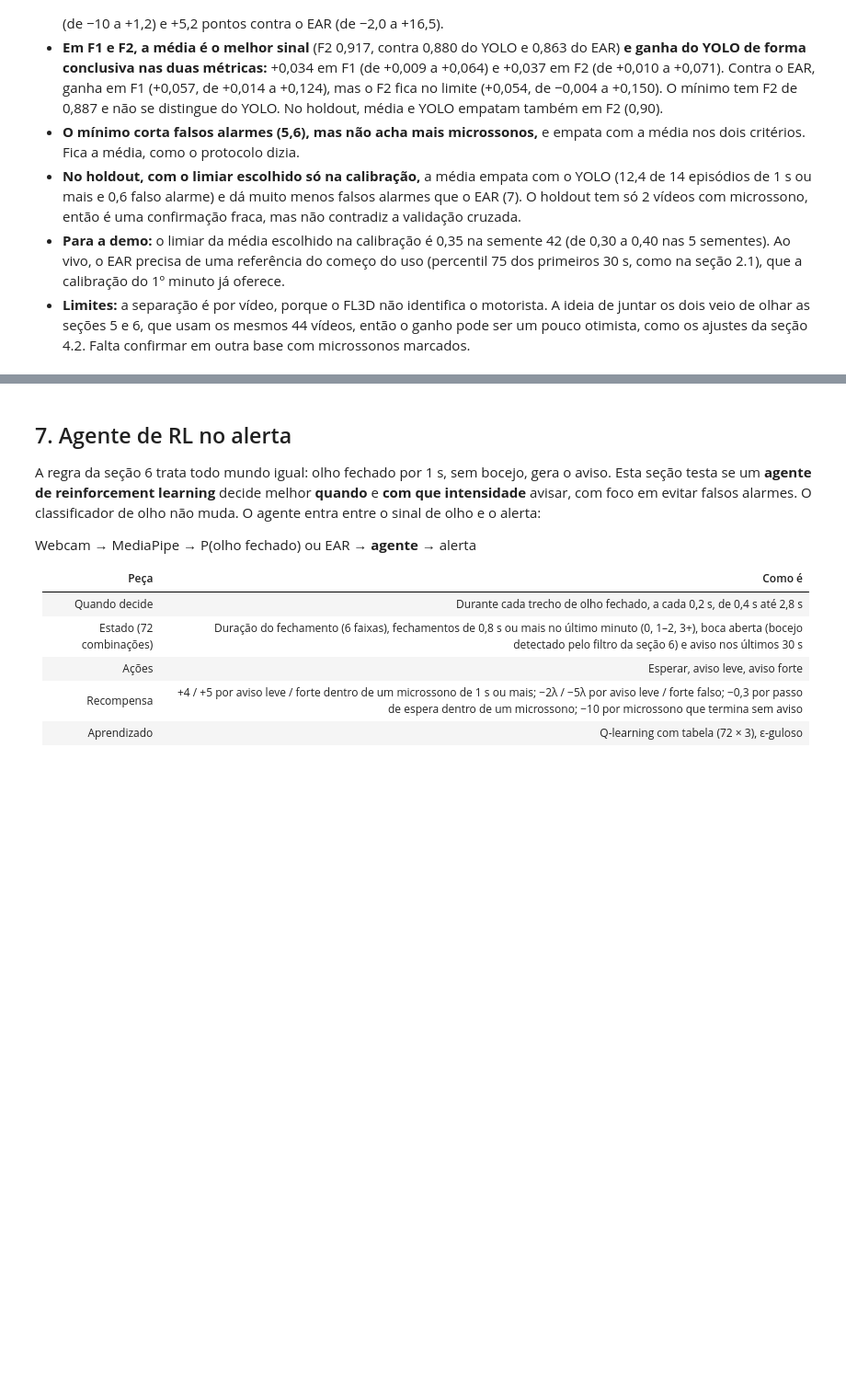
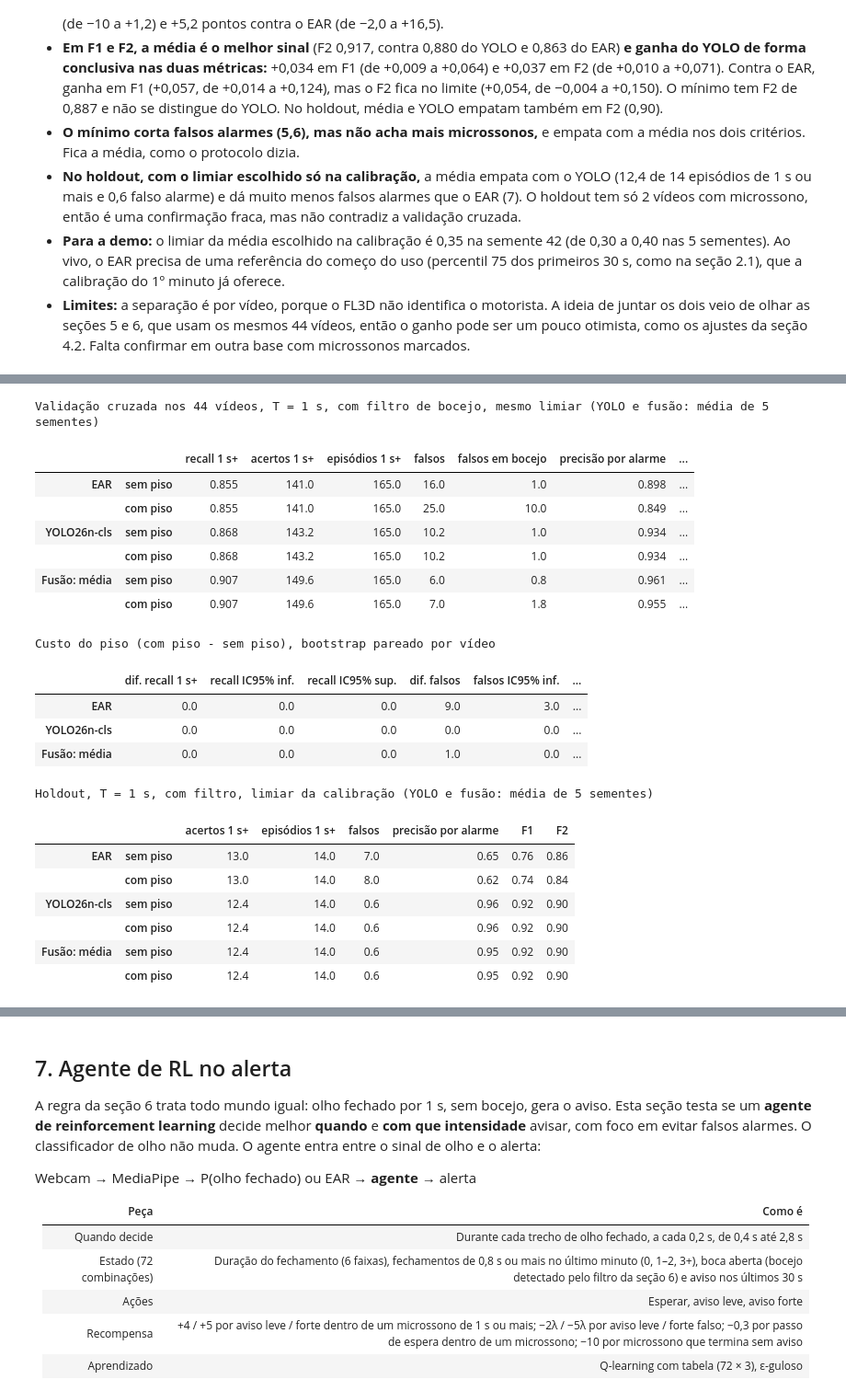
Before and after one commit to rcapozzielli/entrega_final_InsperAI_Wakely, a Jupyter notebook: wakely.ipynb, the cells around one changed output, grey strips where cells are left out. Shown at 92% size. Cells and saved outputs as stored; diff of their text form; code cells hidden in the pictures; blank space fills up the shorter version.

```diff
--- a/wakely.ipynb
+++ b/wakely.ipynb
@@ -457,11 +457,20 @@ def fechamento(tl, col, limiar, mediana=1, delta=0.0, manter=0, filtro=None):
     return fechado
 
 
-def alertas(tl, col, limiar, T, **ajustes):
+def alertas(tl, col, limiar, T, piso=None, **ajustes):
     fechado = fechamento(tl, col, limiar, **ajustes)
     n = int(round(T * FPS))
     # (frame do alerta, início do trecho, fim do trecho)
-    return [(a + n - 1, a, b) for a, b in unir(trechos(fechado), BURACO_FECH) if b - a + 1 >= n]
+    saida = [(a + n - 1, a, b) for a, b in unir(trechos(fechado), BURACO_FECH) if b - a + 1 >= n]
+    if piso:
+        # piso de segurança (seção 6.4): olho fechado por `piso` s ou mais avisa mesmo durante bocejo,
+        # se nenhum aviso caiu no trecho. É a regra de rodar_regra (seção 7) e da demo.
+        bruto = fechamento(tl, col, limiar, **{k: v for k, v in ajustes.items() if k != "filtro"})
+        p = int(round(piso * FPS))
+        saida += [(a + p - 1, a, b) for a, b in unir(trechos(bruto), BURACO_FECH)
+                  if b - a + 1 >= p and not any(ini <= b and fim >= a for _, ini, fim in saida)]
+        saida.sort()
+    return saida
 
 
 def avaliar_eventos(videos, col, limiar, T, dur_min=0.0, ajustes=None):
@@ -1876,0 +1894,62 @@ limiar da fusão por média escolhido na calibração, por semente: {42: np.floa
+# %%
+AJ_PISO = {**AJ_COM, "piso": 3.0}
+SINAIS_PISO = {"EAR": ["fech_ear"], "YOLO26n-cls": [cols_modelo["YOLO26n-cls", s] for s in SEMENTES],
+               "Fusão: média": [f"fus_media_{s}" for s in SEMENTES]}
+
+
+def com_piso_mesmo_limiar(col):
+    # validação cruzada: o limiar de cada vídeo vem dos outros 43 SEM piso, e o vídeo é medido COM piso
+    sem, com = contagens(col, AJ_COM), contagens(col, AJ_PISO)
+    fora = deixar_um_video_de_fora(sem)
+    return pd.DataFrame([com[(com.video == r.video) & (com.limiar == r.limiar)].iloc[0] for r in fora.itertuples()])
+
+
+linhas_piso, linhas_h_piso = {}, {}
+for nome, cols in SINAIS_PISO.items():
+    foras_v, res_h = [], []
+    for col in cols:
+        foras_v.append(com_piso_mesmo_limiar(col).set_index("video")[COLS_CONTA].astype(float))
+        lim = limiar_na_calibracao(col, AJ_COM)
+        for rotulo, aj in [("sem piso", AJ_COM), ("com piso", AJ_PISO)]:
+            t = avaliar_eventos(videos_teste, col, lim, T_ALERTA, ajustes=aj)
+            l = avaliar_eventos(videos_teste, col, lim, T_ALERTA, dur_min=T_ALERTA, ajustes=aj)
+            res_h.append({"versão": rotulo, "acertos 1 s+": l["acertos"], "episódios 1 s+": l["episódios"],
+                          "falsos": t["falsos alarmes"], **metricas_f(l["acertos"], l["episódios"], t["falsos alarmes"])})
+    por_video[nome, "com filtro e piso"] = sum(foras_v) / len(foras_v)
+    for rotulo, chave in [("sem piso", "com filtro"), ("com piso", "com filtro e piso")]:
+        m = por_video[nome, chave]
+        linhas_piso[nome, rotulo] = {"recall 1 s+": m.ac_l.sum() / m.ep_l.sum(), "acertos 1 s+": m.ac_l.sum(),
+                                     "episódios 1 s+": m.ep_l.sum(), "falsos": m.falsos.sum(),
+                                     "falsos em bocejo": m.falsos_boc.sum(),
+                                     **metricas_f(m.ac_l.sum(), m.ep_l.sum(), m.falsos.sum())}
+    for rotulo, g in pd.DataFrame(res_h).groupby("versão", sort=False):
+        linhas_h_piso[nome, rotulo] = g.drop(columns="versão").mean().to_dict()
+
+print("Validação cruzada nos 44 vídeos, T = 1 s, com filtro de bocejo, mesmo limiar (YOLO e fusão: média de 5 sementes)")
+display(pd.DataFrame(linhas_piso).T.round(3))
+print("Custo do piso (com piso - sem piso), bootstrap pareado por vídeo")
+display(pd.DataFrame({n: diferenca_pareada((n, "com filtro e piso"), (n, "com filtro")) for n in SINAIS_PISO}).T.round(3))
+print("Holdout, T = 1 s, com filtro, limiar da calibração (YOLO e fusão: média de 5 sementes)")
+display(pd.DataFrame(linhas_h_piso).T.round(2))
+# %% [output]
+Validação cruzada nos 44 vídeos, T = 1 s, com filtro de bocejo, mesmo limiar (YOLO e fusão: média de 5 sementes)
+|  |  | recall 1 s+ | acertos 1 s+ | episódios 1 s+ | falsos | falsos em bocejo | precisão por alarme | ... |
+| EAR | sem piso | 0.855 | 141.0 | 165.0 | 16.0 | 1.0 | 0.898 | ... |
+|  | com piso | 0.855 | 141.0 | 165.0 | 25.0 | 10.0 | 0.849 | ... |
+| YOLO26n-cls | sem piso | 0.868 | 143.2 | 165.0 | 10.2 | 1.0 | 0.934 | ... |
+|  | com piso | 0.868 | 143.2 | 165.0 | 10.2 | 1.0 | 0.934 | ... |
+| Fusão: média | sem piso | 0.907 | 149.6 | 165.0 | 6.0 | 0.8 | 0.961 | ... |
+|  | com piso | 0.907 | 149.6 | 165.0 | 7.0 | 1.8 | 0.955 | ... |
+Custo do piso (com piso - sem piso), bootstrap pareado por vídeo
+|  | dif. recall 1 s+ | recall IC95% inf. | recall IC95% sup. | dif. falsos | falsos IC95% inf. | ... |
+| EAR | 0.0 | 0.0 | 0.0 | 9.0 | 3.0 | ... |
+| YOLO26n-cls | 0.0 | 0.0 | 0.0 | 0.0 | 0.0 | ... |
+| Fusão: média | 0.0 | 0.0 | 0.0 | 1.0 | 0.0 | ... |
+Holdout, T = 1 s, com filtro, limiar da calibração (YOLO e fusão: média de 5 sementes)
+|  |  | acertos 1 s+ | episódios 1 s+ | falsos | precisão por alarme | F1 | F2 |
+| EAR | sem piso | 13.0 | 14.0 | 7.0 | 0.65 | 0.76 | 0.86 |
+|  | com piso | 13.0 | 14.0 | 8.0 | 0.62 | 0.74 | 0.84 |
+| YOLO26n-cls | sem piso | 12.4 | 14.0 | 0.6 | 0.96 | 0.92 | 0.90 |
+|  | com piso | 12.4 | 14.0 | 0.6 | 0.96 | 0.92 | 0.90 |
+| Fusão: média | sem piso | 12.4 | 14.0 | 0.6 | 0.95 | 0.92 | 0.90 |
+|  | com piso | 12.4 | 14.0 | 0.6 | 0.95 | 0.92 | 0.90 |
```
Also changed, not shown: parts of 5 cells of this notebook, 4 other files.
